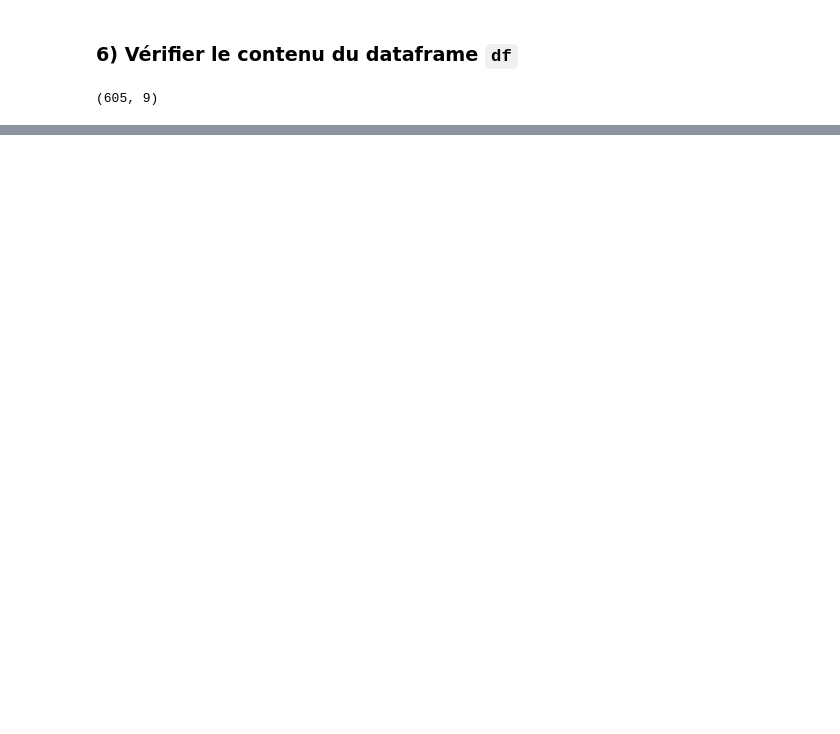
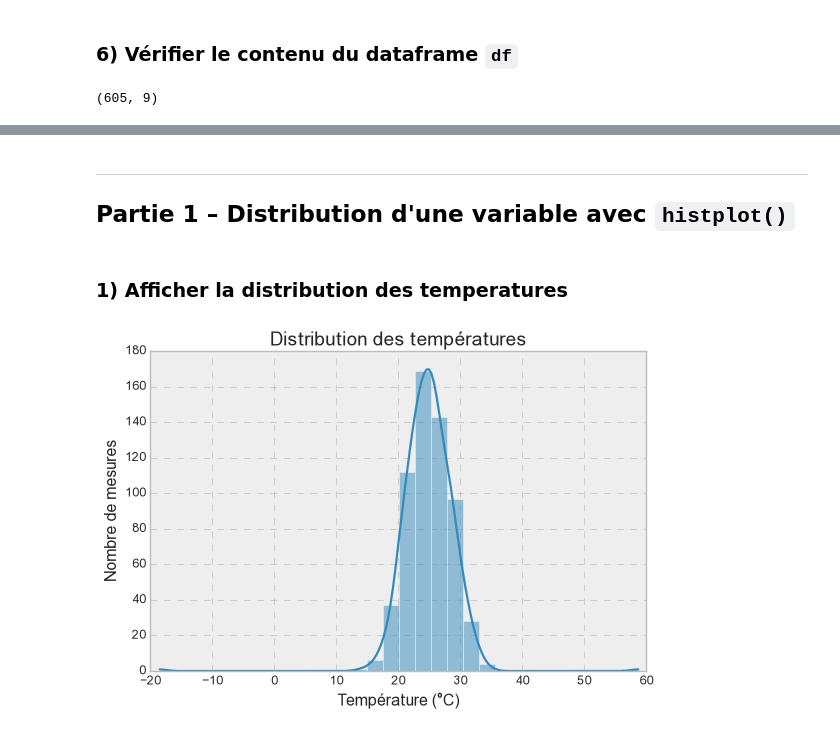
Before and after one commit to khadijagueye235/Atelier_seaborn, a Jupyter notebook: notebooks/atelier_seaborn_iot.ipynb, the cells around one changed output, grey strips where cells are left out. Saved outputs shown, nothing was run; the diff lists cells and outputs as text; code cells hidden in the pictures; blank space fills up the shorter version.

Commit message:
partie 1:terminée

```diff
--- a/notebooks/atelier_seaborn_iot.ipynb
+++ b/notebooks/atelier_seaborn_iot.ipynb
@@ -13,7 +13,7 @@ import matplotlib.pyplot as plt
 import seaborn as sns
 import os
 
-sns.set_theme(style="whitegrid")
+sns.set_theme(style="whitegrid", palette="deep")
 %matplotlib inline
 # %% [markdown]
 ### 5) Importer `mesures_capteurs.csv` dans le dataframe `df`
@@ -35,0 +80,18 @@ df.shape
+# %% [markdown]
+---
+## Partie 1 – Distribution d'une variable avec `histplot()`
+# %% [markdown]
+### 1) Afficher la distribution des temperatures
+# %%
+sns.set_theme(style="darkgrid", palette="pastel")
+plt.style.use("bmh")
+plt.figure(figsize=(8, 5))
+sns.histplot(data=df, x="temperature", bins=30, kde=True)
+plt.title("Distribution des températures")
+plt.xlabel("Température (°C)")
+plt.ylabel("Nombre de mesures")
+
+
+plt.show()
+# %% [output]
+[figure, added]
```
Also changed, not shown: parts of 9 cells of this notebook.
